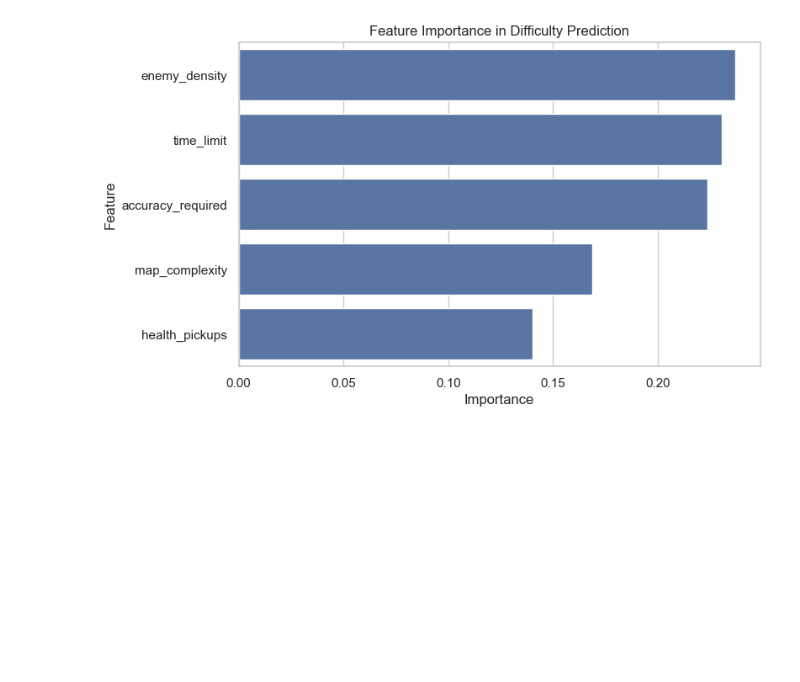
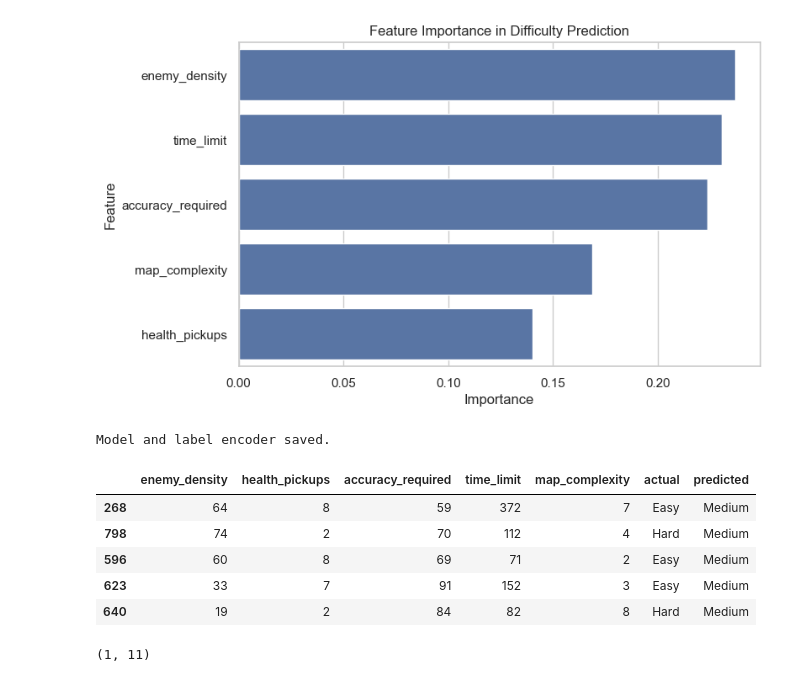
Before and after one commit to Adityaraj614/game-difficulty-classifier, a Jupyter notebook: notebooks/03_model_training.ipynb, the cells around one changed output. Saved outputs shown, nothing was run; the diff lists cells and outputs as text; code cells hidden in the pictures; blank space fills up the shorter version.

```diff
--- a/notebooks/03_model_training.ipynb
+++ b/notebooks/03_model_training.ipynb
@@ -121,3 +119,43 @@ plt.show()
 #  Most misclassifications occurred between Medium and Hard, which is acceptable for game balancing.
 # Enemy density and time limit were the most influential features in difficulty prediction.
 # The model rarely misclassified Hard levels as Easy, ensuring safe gameplay balancing.
+# %%
+import joblib
+import os
+
+os.makedirs("../models", exist_ok=True)
+
+joblib.dump(model, "../models/random_forest.pkl")
+joblib.dump(label_encoder, "../models/label_encoder.pkl")
+
+print("Model and label encoder saved.")
+# %% [output]
+Model and label encoder saved.
+# %%
+results = X_test.copy()
+results["actual"] = label_encoder.inverse_transform(y_test)
+results["predicted"] = label_encoder.inverse_transform(y_pred)
+
+misclassified = results[results["actual"] != results["predicted"]]
+misclassified.head()
+# %% [output]
+|  | enemy_density | health_pickups | accuracy_required | time_limit | map_complexity | actual | predicted |
+| 268 | 64 | 8 | 59 | 372 | 7 | Easy | Medium |
+| 798 | 74 | 2 | 70 | 112 | 4 | Hard | Medium |
+| 596 | 60 | 8 | 69 | 71 | 2 | Easy | Medium |
+| 623 | 33 | 7 | 91 | 152 | 3 | Easy | Medium |
+| 640 | 19 | 2 | 84 | 82 | 8 | Hard | Medium |
+# %%
+dangerous = misclassified[
+    (misclassified["actual"] == "Hard") &
+    (misclassified["predicted"] == "Easy")
+]
+
+safe = misclassified[
+    (misclassified["actual"] == "Hard") &
+    (misclassified["predicted"] == "Medium")
+]
+
+len(dangerous), len(safe)
+# %% [output]
+(1, 11)
```
Also changed, not shown: parts of 2 cells of this notebook, 1 other file.
